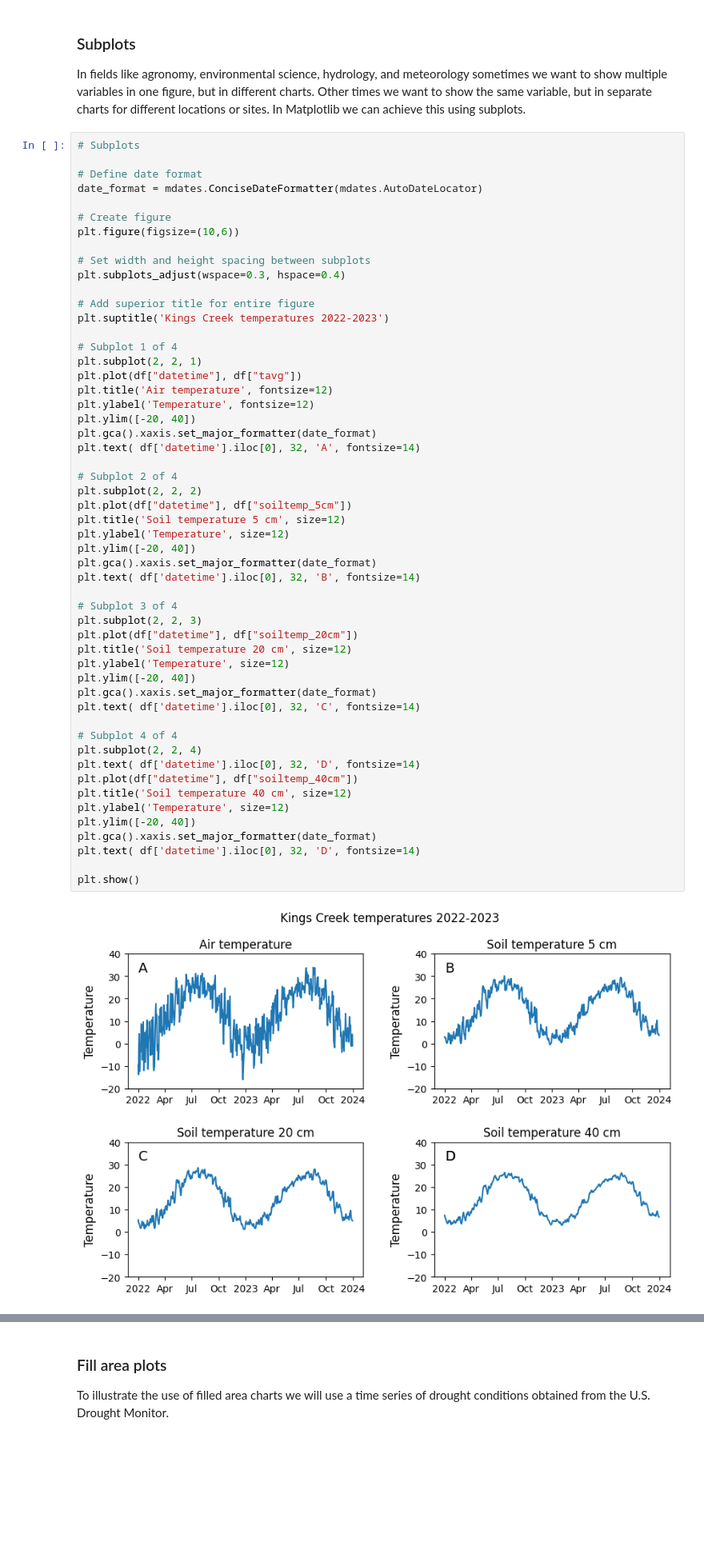
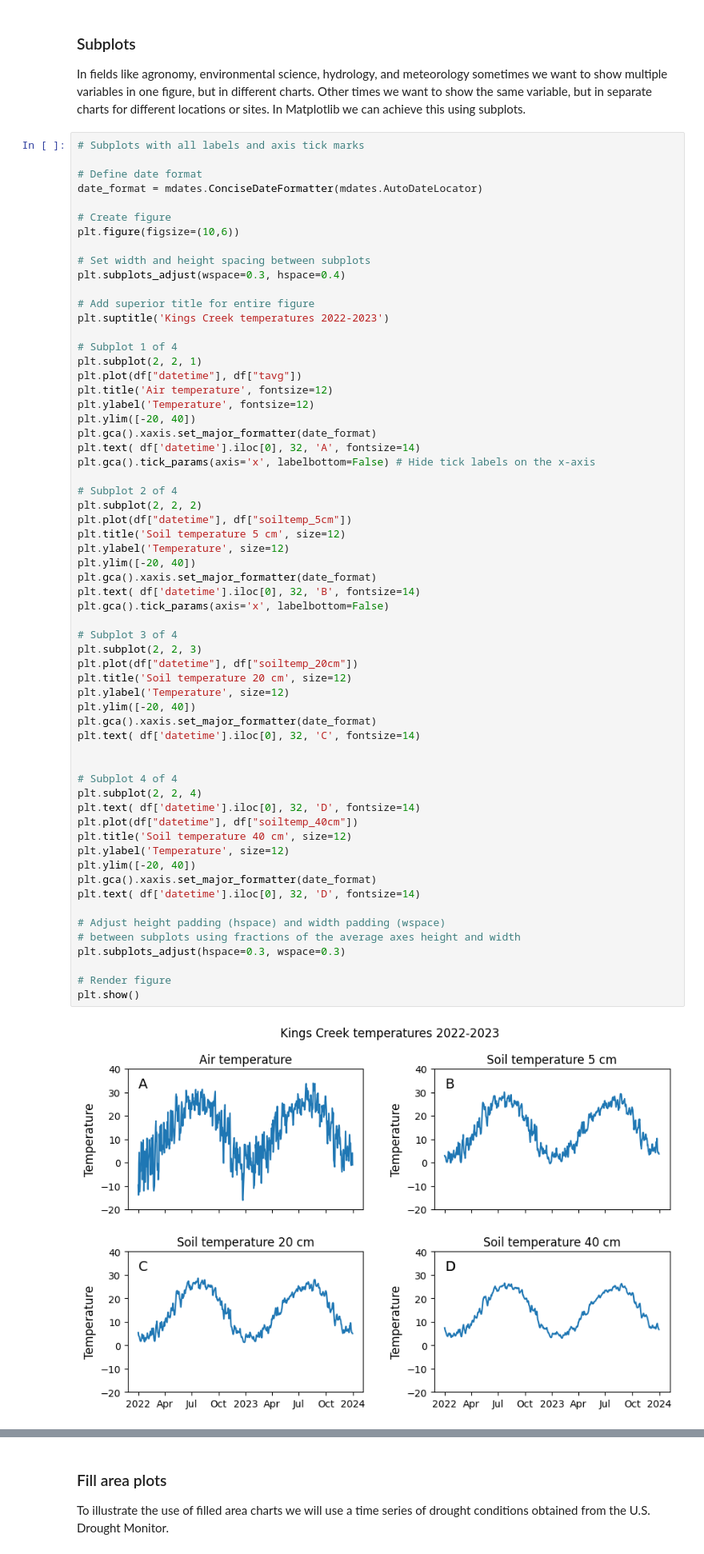
Before and after one commit to soilwater/pynotes-agriscience, a Jupyter notebook: basic_concepts/plotting.ipynb, the cells around one changed output, grey strips where cells are left out. Shown at 80% size. Drawn from its saved outputs; the diff is of its cells as text; blank space fills up the shorter version.

Commit message:
Added silencing of axis labels

````diff
--- a/basic_concepts/plotting.ipynb
+++ b/basic_concepts/plotting.ipynb
@@ -284,7 +289,7 @@ plt.show()
 
 In fields like agronomy, environmental science, hydrology, and meteorology sometimes we want to show multiple variables in one figure, but in different charts. Other times we want to show the same variable, but in separate charts for different locations or sites. In Matplotlib we can achieve this using subplots.
 # %%
-# Subplots
+# Subplots with all labels and axis tick marks
 
 # Define date format
 date_format = mdates.ConciseDateFormatter(mdates.AutoDateLocator)
@@ -306,38 +311,46 @@ plt.ylabel('Temperature', fontsize=12)
 plt.ylim([-20, 40])
 plt.gca().xaxis.set_major_formatter(date_format)
 plt.text( df['datetime'].iloc[0], 32, 'A', fontsize=14)
+plt.gca().tick_params(axis='x', labelbottom=False) # Hide tick labels on the x-axis
 
 # Subplot 2 of 4
 plt.subplot(2, 2, 2)
 plt.plot(df["datetime"], df["soiltemp_5cm"])
 plt.title('Soil temperature 5 cm', size=12)
 plt.ylabel('Temperature', size=12)
 plt.ylim([-20, 40])
 plt.gca().xaxis.set_major_formatter(date_format)
 plt.text( df['datetime'].iloc[0], 32, 'B', fontsize=14)
+plt.gca().tick_params(axis='x', labelbottom=False)
 
 # Subplot 3 of 4
 plt.subplot(2, 2, 3)
 plt.plot(df["datetime"], df["soiltemp_20cm"])
 plt.title('Soil temperature 20 cm', size=12)
 plt.ylabel('Temperature', size=12)
 plt.ylim([-20, 40])
 plt.gca().xaxis.set_major_formatter(date_format)
 plt.text( df['datetime'].iloc[0], 32, 'C', fontsize=14)
+
 
 # Subplot 4 of 4
 plt.subplot(2, 2, 4)
 plt.text( df['datetime'].iloc[0], 32, 'D', fontsize=14)
 plt.plot(df["datetime"], df["soiltemp_40cm"])
 plt.title('Soil temperature 40 cm', size=12)
 plt.ylabel('Temperature', size=12)
 plt.ylim([-20, 40])
 plt.gca().xaxis.set_major_formatter(date_format)
 plt.text( df['datetime'].iloc[0], 32, 'D', fontsize=14)
 
+# Adjust height padding (hspace) and width padding (wspace)
+# between subplots using fractions of the average axes height and width
+plt.subplots_adjust(hspace=0.3, wspace=0.3)
+
+# Render figure
 plt.show()
 # %% [output]
-[figure, old version]
+[figure, new version]
 # %% [markdown]
 #### Object-based syntax
 ```python
````
Also changed, not shown: parts of 2 cells of this notebook, 3 other files.
